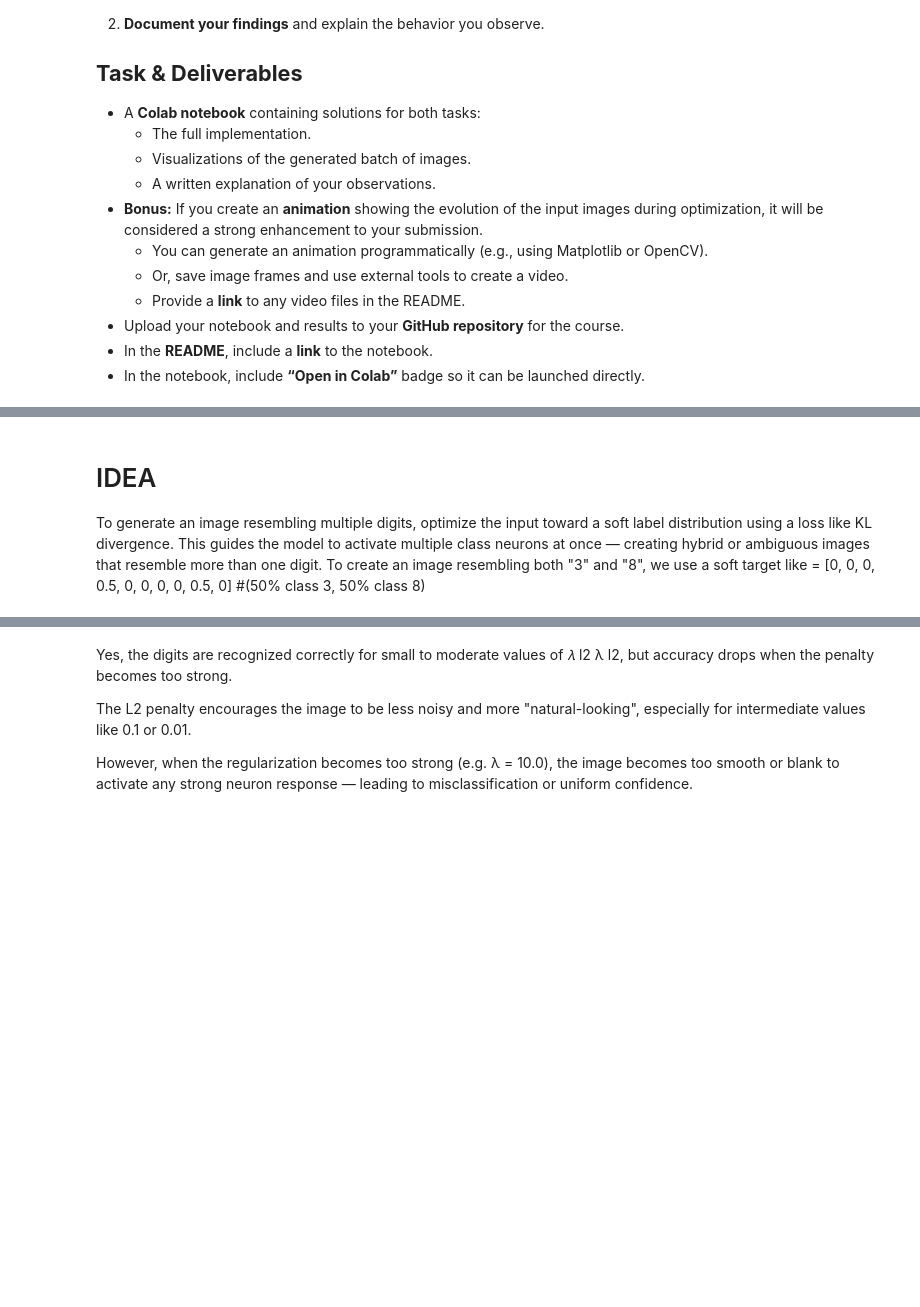
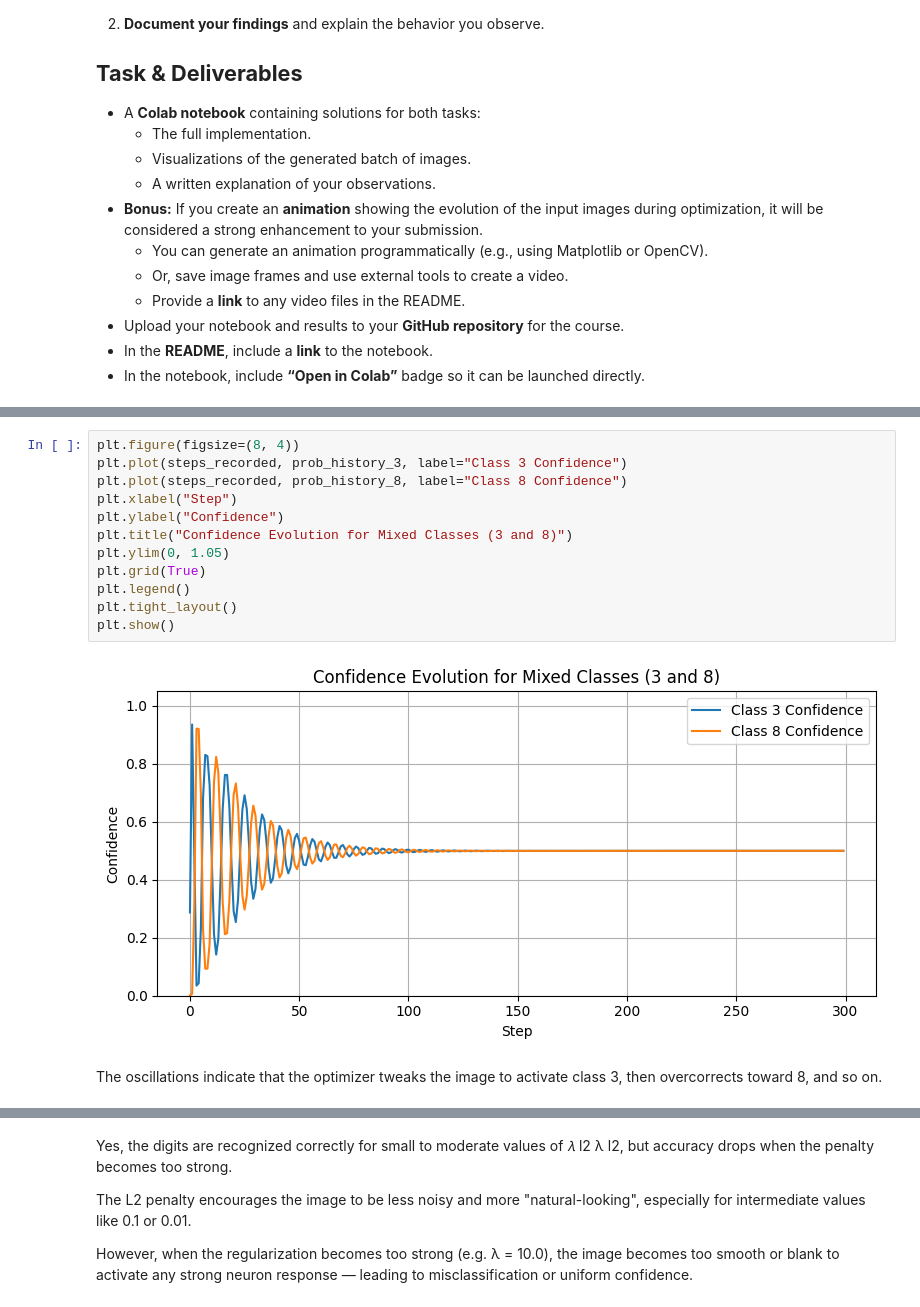
Before and after one commit to glorivaas/Machine_Learning25, a Jupyter notebook: Lab9.ipynb, the cells around one changed output, grey strips where cells are left out. Saved outputs shown, nothing was run; the diff lists cells and outputs as text; blank space fills up the shorter version.

```diff
--- a/Lab9.ipynb
+++ b/Lab9.ipynb
@@ -616,6 +623,19 @@ Step 299, Loss: 0.0001
-# %% [markdown]
-# IDEA
-To generate an image resembling multiple digits, optimize the input toward a soft label distribution using a loss like KL divergence. This guides the model to activate multiple class neurons at once — creating hybrid or ambiguous images that resemble more than one digit. To create an image resembling both "3" and "8", we use a soft target like = [0, 0, 0, 0.5, 0, 0, 0, 0, 0.5, 0]  #(50% class 3, 50% class 8)
+# %%
+plt.figure(figsize=(8, 4))
+plt.plot(steps_recorded, prob_history_3, label="Class 3 Confidence")
+plt.plot(steps_recorded, prob_history_8, label="Class 8 Confidence")
+plt.xlabel("Step")
+plt.ylabel("Confidence")
+plt.title("Confidence Evolution for Mixed Classes (3 and 8)")
+plt.ylim(0, 1.05)
+plt.grid(True)
+plt.legend()
+plt.tight_layout()
+plt.show()
+# %% [output]
+[figure, added]
+# %% [markdown]
+The oscillations indicate that the optimizer tweaks the image to activate class 3, then overcorrects toward 8, and so on.
 # %%
 # Part 3
 import torch
```
Also changed, not shown: parts of 9 cells of this notebook.
